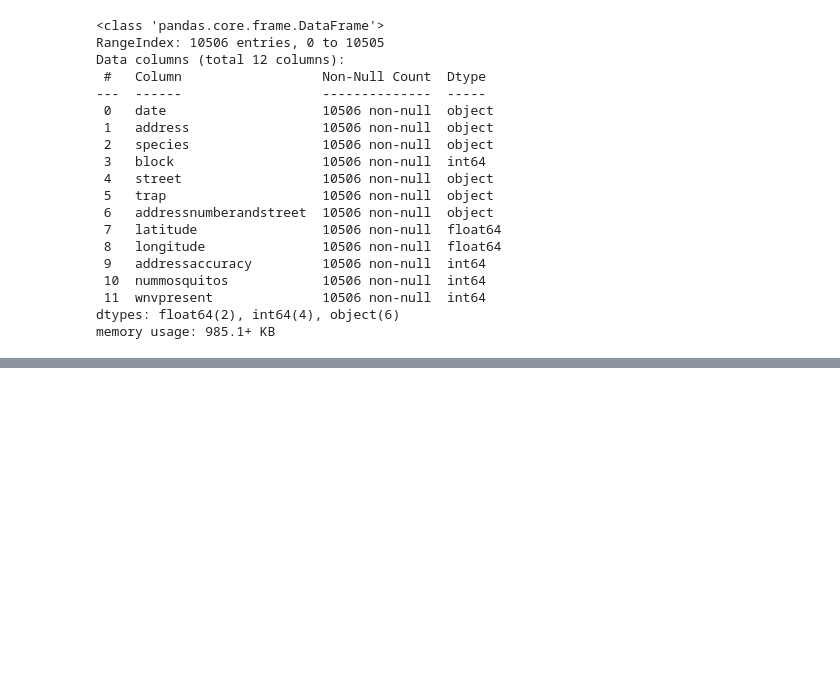
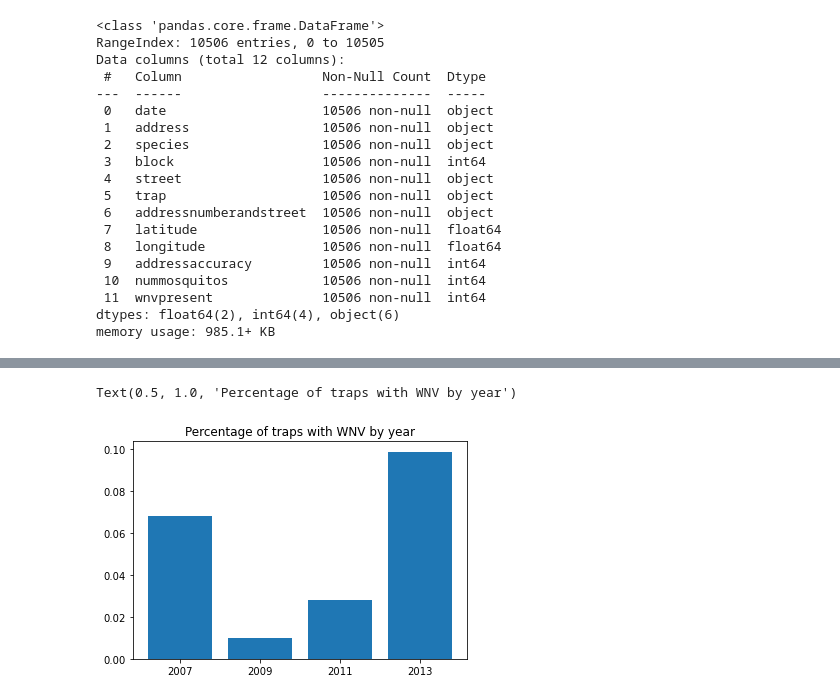
Before and after one commit to msamhz/GA-Project_4, a Jupyter notebook: code/test_data.ipynb, the cells around one changed output, grey strips where cells are left out. Cells and saved outputs as stored; diff of their text form; code cells hidden in the pictures; blank space fills up the shorter version.

```diff
--- a/code/test_data.ipynb
+++ b/code/test_data.ipynb
@@ -280,0 +117,13 @@ test['Date'].agg(['min', 'max']) # date range
+# %%
+# To merge rows if they have the same date, location, trap
+# Create new column to identify those with wnv
+
+col_w.remove('wnvpresent') # ie all columns except wnvpresent and nummosquitos
+
+train_1 = train.groupby(col_w).sum()
+train_1.reset_index(inplace=True)
+# %%
+# Create a new column for to indicate if it has wnv
+
+train_1['wnv_binary'] = train_1['wnvpresent'].map(lambda x: 1 if x > 0 else 0)
+train_1[['wnvpresent', 'wnv_binary']].groupby('wnvpresent').sum()
@@ -280,0 +144,5 @@ test['Date'].agg(['min', 'max']) # date range
+# %%
+# Rename column names to the appropriate one
+
+train_1.rename(columns={'wnvpresent': 'wnvcount',
+                       'wnv_binary': 'wnvpresent'}, inplace=True)
@@ -280,0 +177,7 @@ test['Date'].agg(['min', 'max']) # date range
+# %%
+train_1['date'] = pd.to_datetime(train_1['date'])
+train_1['date_col'] = train_1['date']
+
+# Set Date to be in the index
+
+train_1.set_index('date', inplace=True)
@@ -280,0 +226,8 @@ test['Date'].agg(['min', 'max']) # date range
+# %%
+#train_1.resample('Y').mean()['wnvpresent'].plot.bar()
+plt.bar(['2007', '2009', '2011', '2013'],train_1.resample('Y').mean().dropna()['wnvpresent'])
+plt.title('Percentage of traps with WNV by year')
+#train_1.resample('Y').mean().dropna()['wnvpresent']
+# %% [output]
+Text(0.5, 1.0, 'Percentage of traps with WNV by year')
+[figure, added]
```
Also changed, not shown: parts of 57 cells of this notebook.
